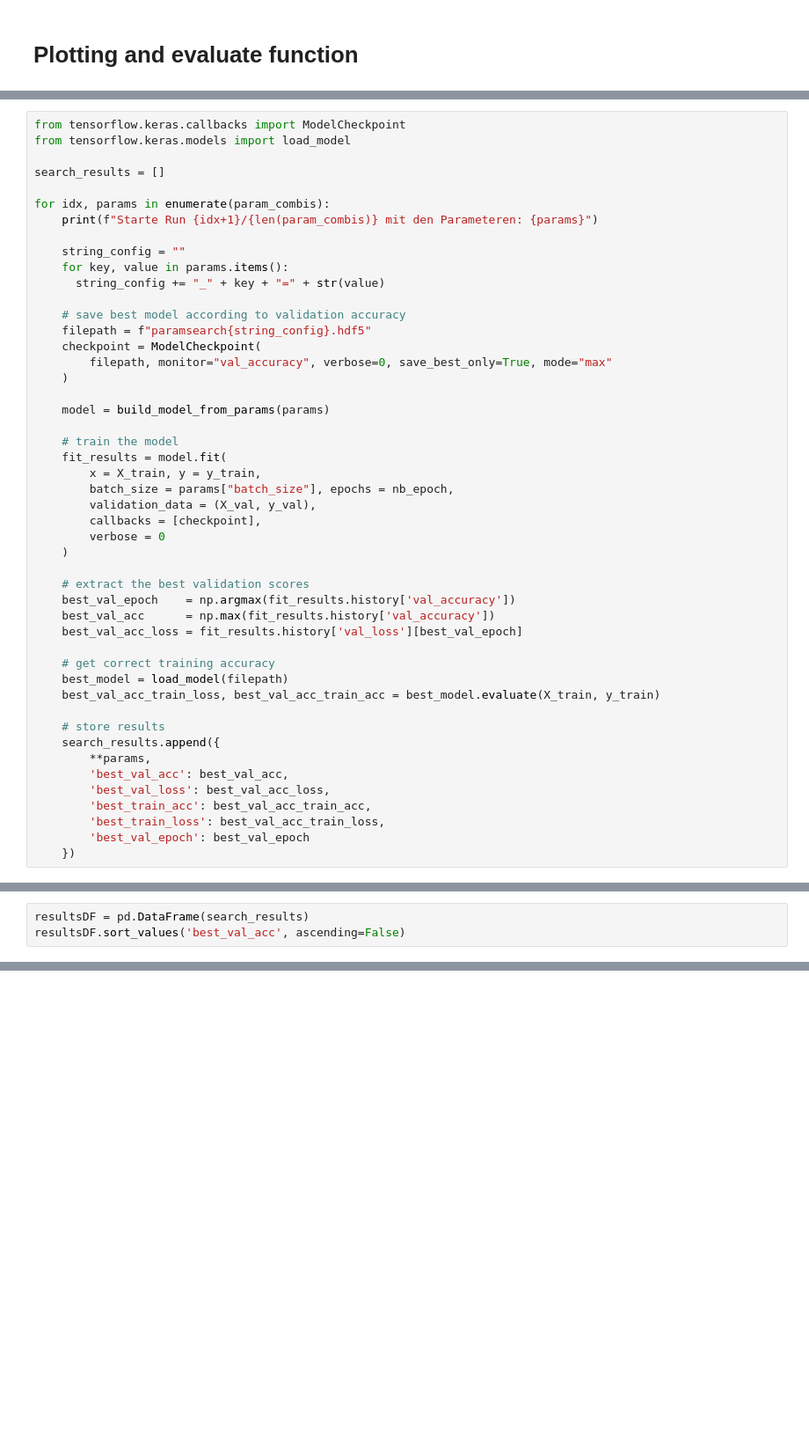
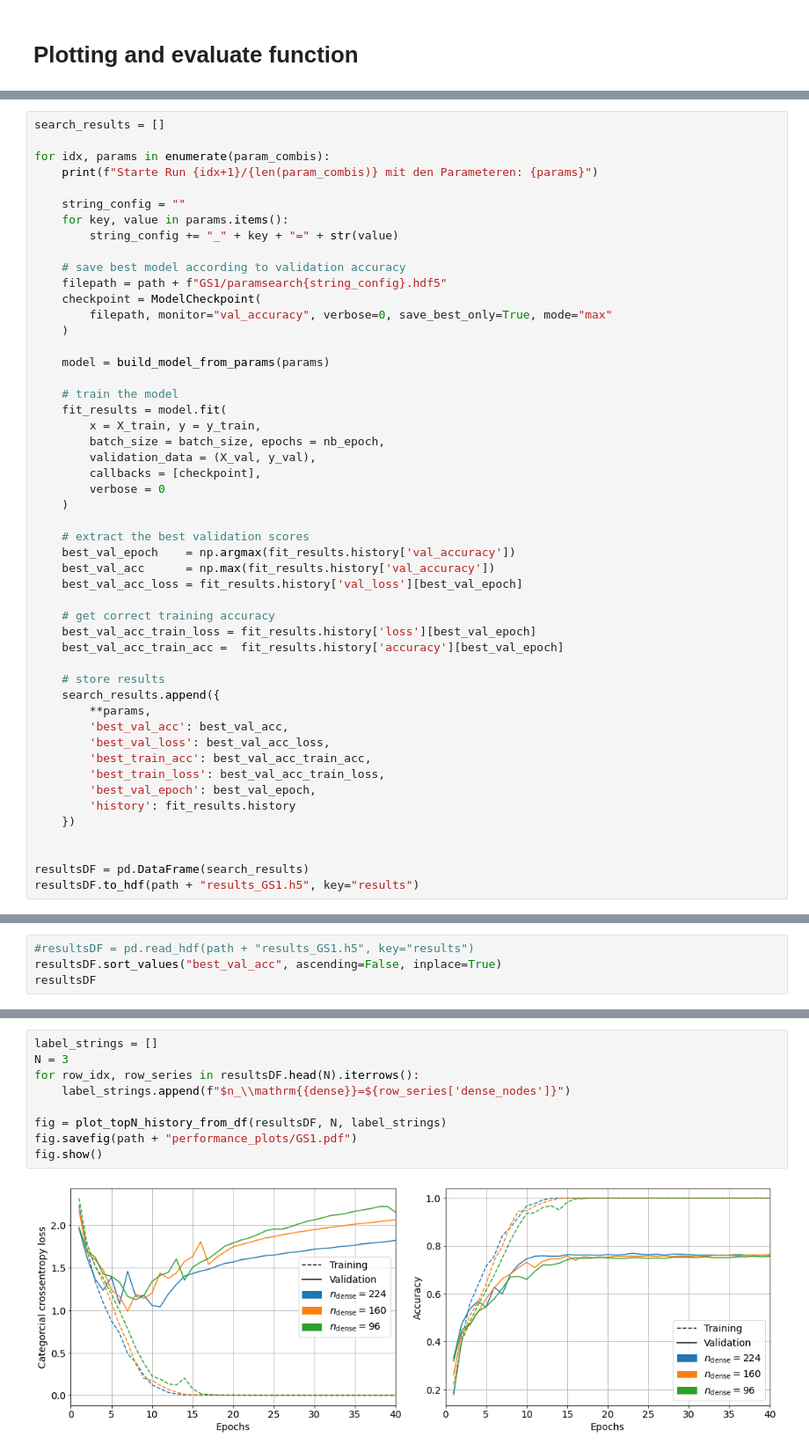
Before and after one commit to LukasBeiske/project_Flowers-299, a Jupyter notebook: hyperparameter_tuning.ipynb, the cells around one changed output, grey strips where cells are left out. Shown at 88% size. Drawn from its saved outputs; the diff is of its cells as text; blank space fills up the shorter version.

```diff
--- a/hyperparameter_tuning.ipynb
+++ b/hyperparameter_tuning.ipynb
@@ -317,7 +437,4 @@ print(f"Es werden {len(param_combis)} Parameterkombination getestet:")
 # %%
-from tensorflow.keras.callbacks import ModelCheckpoint
-from tensorflow.keras.models import load_model
-
 search_results = []
 
 for idx, params in enumerate(param_combis):
@@ -325,10 +442,10 @@ for idx, params in enumerate(param_combis):
 
     string_config = ""
     for key, value in params.items():
-      string_config += "_" + key + "=" + str(value)
+        string_config += "_" + key + "=" + str(value)
 
     # save best model according to validation accuracy
-    filepath = f"paramsearch{string_config}.hdf5"
+    filepath = path + f"GS1/paramsearch{string_config}.hdf5"
     checkpoint = ModelCheckpoint(
         filepath, monitor="val_accuracy", verbose=0, save_best_only=True, mode="max"
     )
@@ -338,7 +455,7 @@ for idx, params in enumerate(param_combis):
     # train the model
     fit_results = model.fit(
         x = X_train, y = y_train,
-        batch_size = params["batch_size"], epochs = nb_epoch,
+        batch_size = batch_size, epochs = nb_epoch,
         validation_data = (X_val, y_val),
         callbacks = [checkpoint],
         verbose = 0
@@ -350,8 +467,8 @@ for idx, params in enumerate(param_combis):
     best_val_acc_loss = fit_results.history['val_loss'][best_val_epoch]
 
     # get correct training accuracy
-    best_model = load_model(filepath)
-    best_val_acc_train_loss, best_val_acc_train_acc = best_model.evaluate(X_train, y_train)
+    best_val_acc_train_loss = fit_results.history['loss'][best_val_epoch]
+    best_val_acc_train_acc =  fit_results.history['accuracy'][best_val_epoch]
 
     # store results
     search_results.append({
@@ -360,5 +477,10 @@ for idx, params in enumerate(param_combis):
         'best_val_loss': best_val_acc_loss,
         'best_train_acc': best_val_acc_train_acc,
         'best_train_loss': best_val_acc_train_loss,
-        'best_val_epoch': best_val_epoch
+        'best_val_epoch': best_val_epoch,
+        'history': fit_results.history
     })
+
+
+resultsDF = pd.DataFrame(search_results)
+resultsDF.to_hdf(path + "results_GS1.h5", key="results")
@@ -365,3 +499,4 @@ for idx, params in enumerate(param_combis):
 # %%
-resultsDF = pd.DataFrame(search_results)
-resultsDF.sort_values('best_val_acc', ascending=False)
+#resultsDF = pd.read_hdf(path + "results_GS1.h5", key="results")
+resultsDF.sort_values("best_val_acc", ascending=False, inplace=True)
+resultsDF
@@ -367,0 +512,11 @@ resultsDF.sort_values('best_val_acc', ascending=False)
+# %%
+label_strings = []
+N = 3
+for row_idx, row_series in resultsDF.head(N).iterrows():
+    label_strings.append(f"$n_\\mathrm{{dense}}=${row_series['dense_nodes']}")
+
+fig = plot_topN_history_from_df(resultsDF, N, label_strings)
+fig.savefig(path + "performance_plots/GS1.pdf")
+fig.show()
+# %% [output]
+[figure, added]
```
Also changed, not shown: parts of 83 cells of this notebook, 13 other files.
